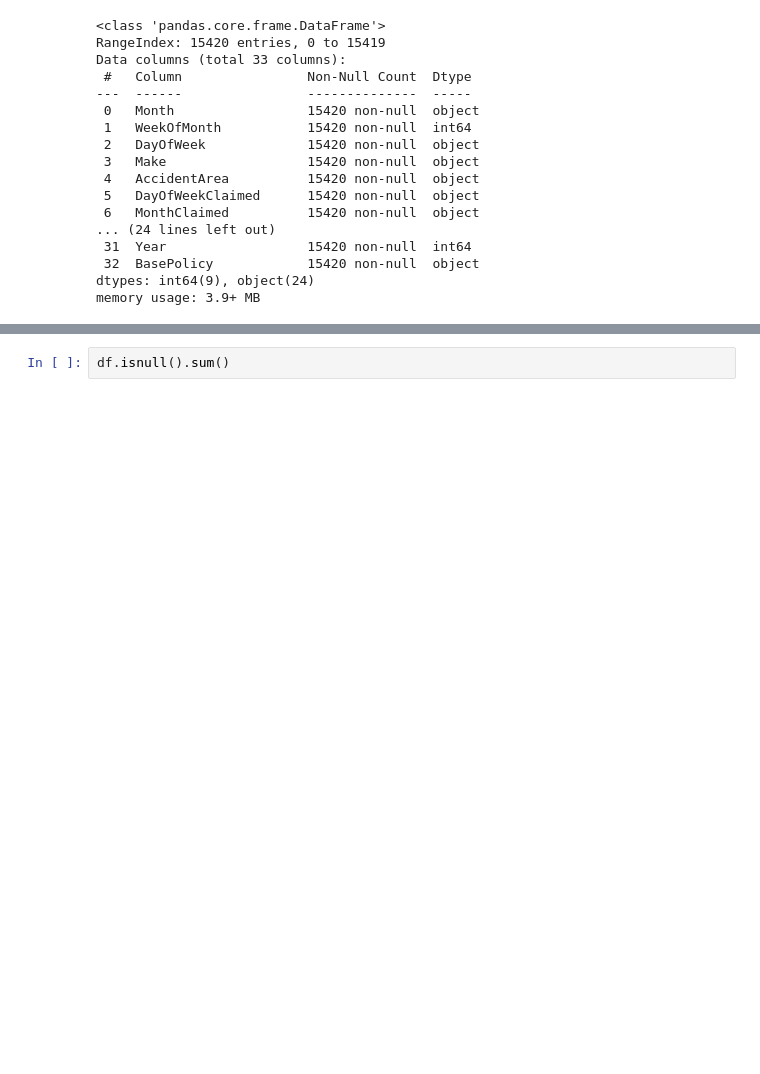
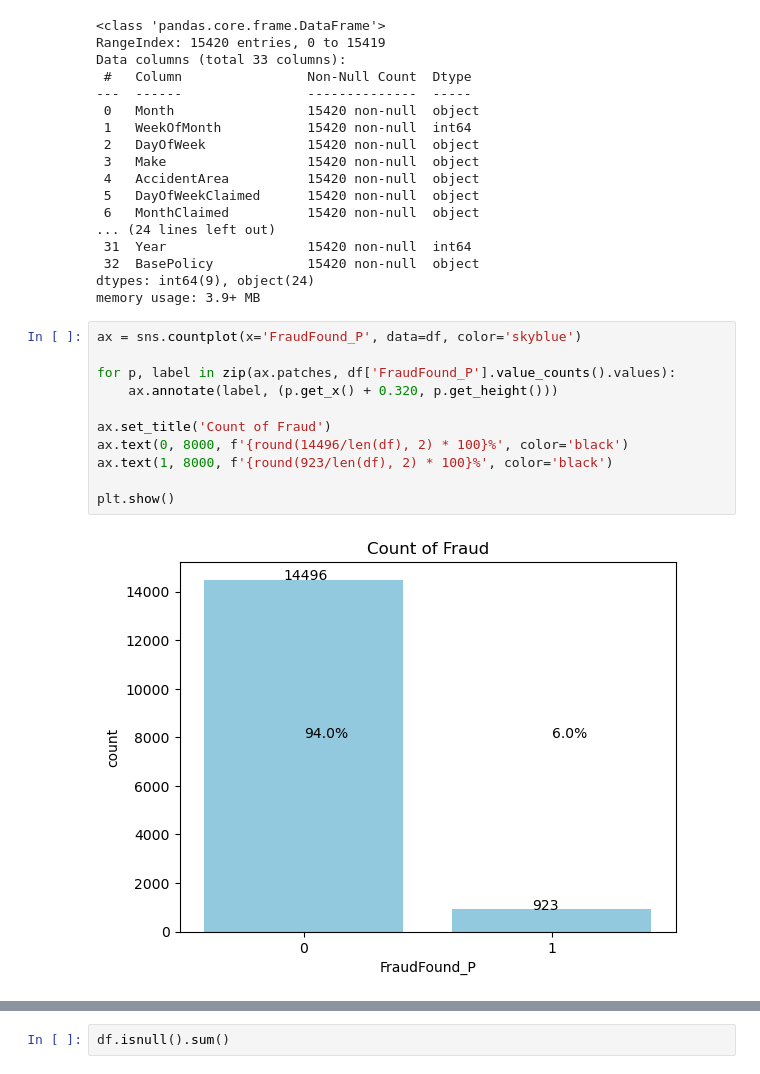
Before and after one commit to RSSST/Research, a Jupyter notebook: modellingCode.ipynb, the cells around one changed output, grey strips where cells are left out. Drawn from its saved outputs; the diff is of its cells as text; blank space fills up the shorter version.

```diff
--- a/modellingCode.ipynb
+++ b/modellingCode.ipynb
@@ -47,3 +51,16 @@ Data columns (total 33 columns):
  32  BasePolicy            15420 non-null  object
 dtypes: int64(9), object(24)
 memory usage: 3.9+ MB
+# %%
+ax = sns.countplot(x='FraudFound_P', data=df, color='skyblue')
+
+for p, label in zip(ax.patches, df['FraudFound_P'].value_counts().values):
+    ax.annotate(label, (p.get_x() + 0.320, p.get_height()))
+
+ax.set_title('Count of Fraud')
+ax.text(0, 8000, f'{round(14496/len(df), 2) * 100}%', color='black')
+ax.text(1, 8000, f'{round(923/len(df), 2) * 100}%', color='black')
+
+plt.show()
+# %% [output]
+[figure, added]
```
Also changed, not shown: parts of 23 cells of this notebook.
